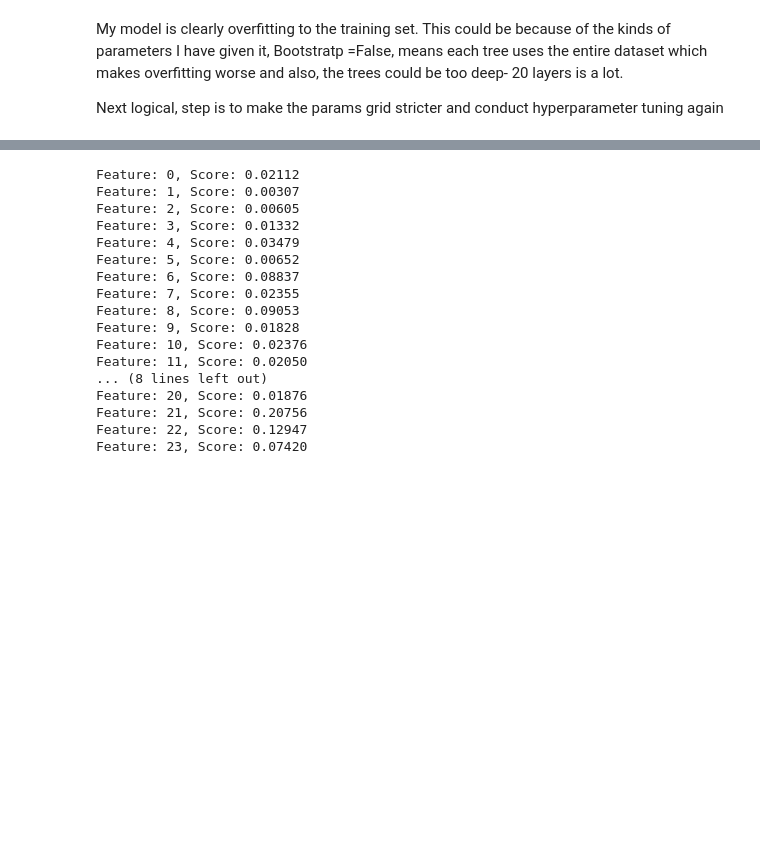
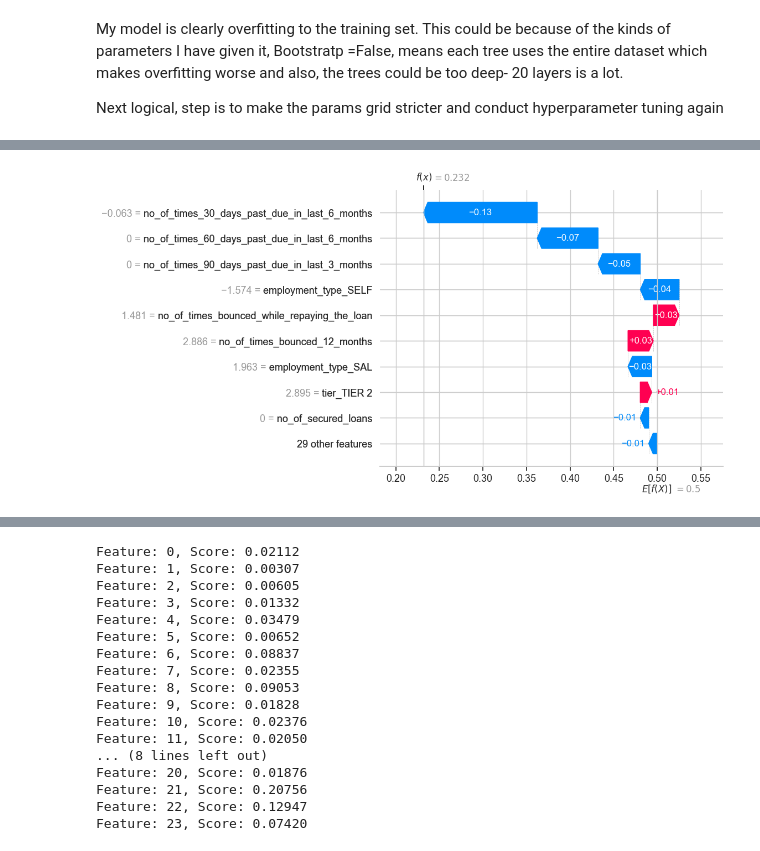
Before and after one commit to WamzMwangi/Machine_Learning_Foundations, a Jupyter notebook: Classification/Credit_Risk_Modelling.ipynb, the cells around one changed output, grey strips where cells are left out. Saved outputs shown, nothing was run; the diff lists cells and outputs as text; code cells hidden in the pictures; blank space fills up the shorter version.

```diff
--- a/Classification/Credit_Risk_Modelling.ipynb
+++ b/Classification/Credit_Risk_Modelling.ipynb
@@ -756,0 +816,10 @@ ErrorAnalysisDashboard(
+# %%
+# look at first missed defaulter
+shap.waterfall_plot(shap.Explanation(
+    values=shap_values_defaulter[false_negatives[0]],
+    base_values=explainer.expected_value[1],
+    data=X_test_df.iloc[false_negatives[0]],
+    feature_names=feature_names
+))
+# %% [output]
+[figure, added]
```
Also changed, not shown: parts of 30 cells of this notebook, 4 other files.
